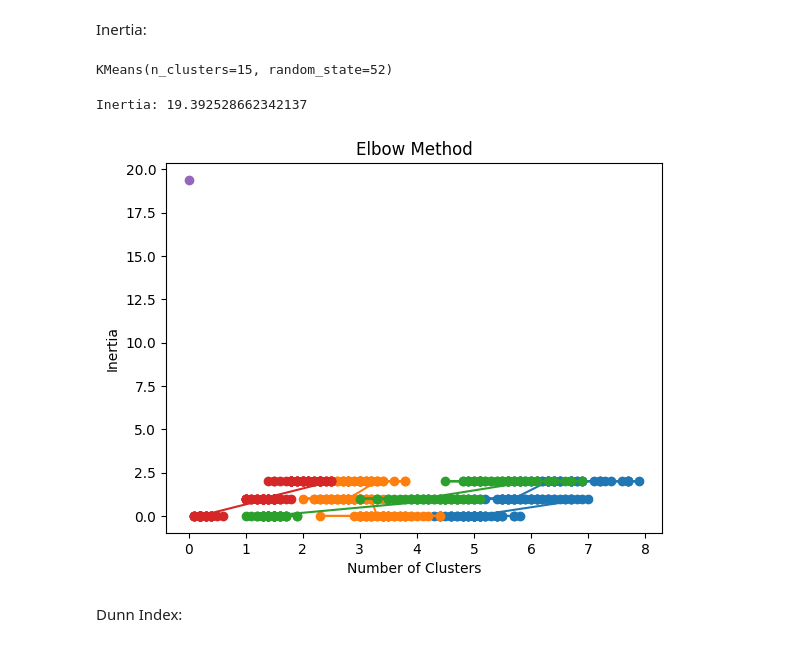
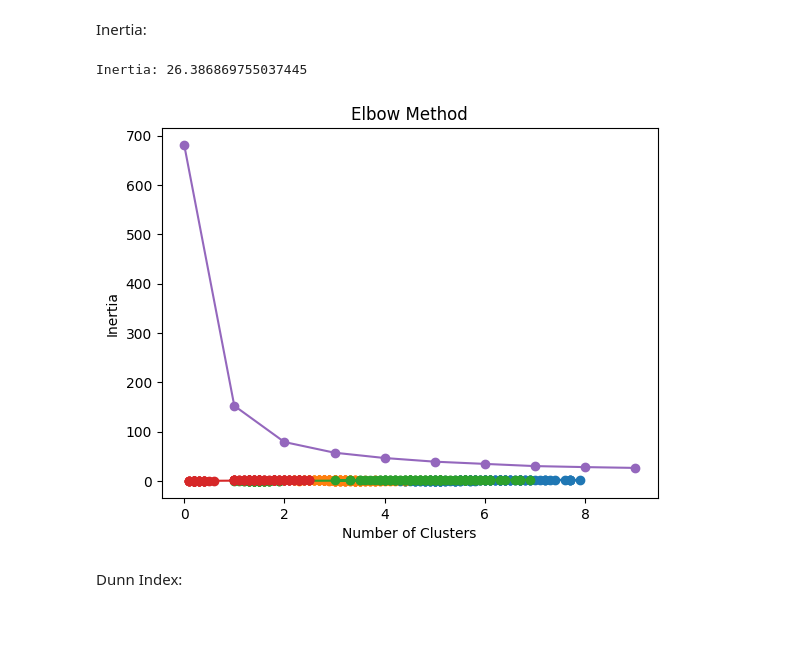
Before and after one commit to Punith6738/158CS21016CIE-33, a Jupyter notebook: Assignment_09.ipynb, the cells around one changed output. Cells and saved outputs as stored; diff of their text form; code cells hidden in the pictures.

```diff
--- a/Assignment_09.ipynb
+++ b/Assignment_09.ipynb
@@ -16,22 +12,24 @@ n_clusters = 15
-# %%
-kmeans = KMeans(n_clusters=n_clusters, random_state=52)
-# %%
-kmeans.fit(X)
-# %% [output]
-KMeans(n_clusters=15, random_state=52)
+# %%
+X,y = load_iris(return_X_y=True)
+# %%
+inertias = []
+for i in range(1,11):
+  kmeans = KMeans(n_clusters=i)
+  kmeans.fit(X,y)
+  inertias.append(kmeans.inertia_)
 # %%
 inertia = kmeans.inertia_
 print("Inertia:", inertia)
 # %% [output]
-Inertia: 19.392528662342137
+Inertia: 26.386869755037445
 # %%
-plt.plot(X,y, inertia, marker="o")
+plt.plot(X,y, inertias, marker="o")
 plt.title("Elbow Method")
 plt.xlabel("Number of Clusters")
 plt.ylabel("Inertia")
 plt.show()
 # %% [output]
-[figure, old version]
+[figure, new version]
 # %% [markdown]
 Dunn Index:
 # %%
```
Also changed, not shown: parts of 5 cells of this notebook.
